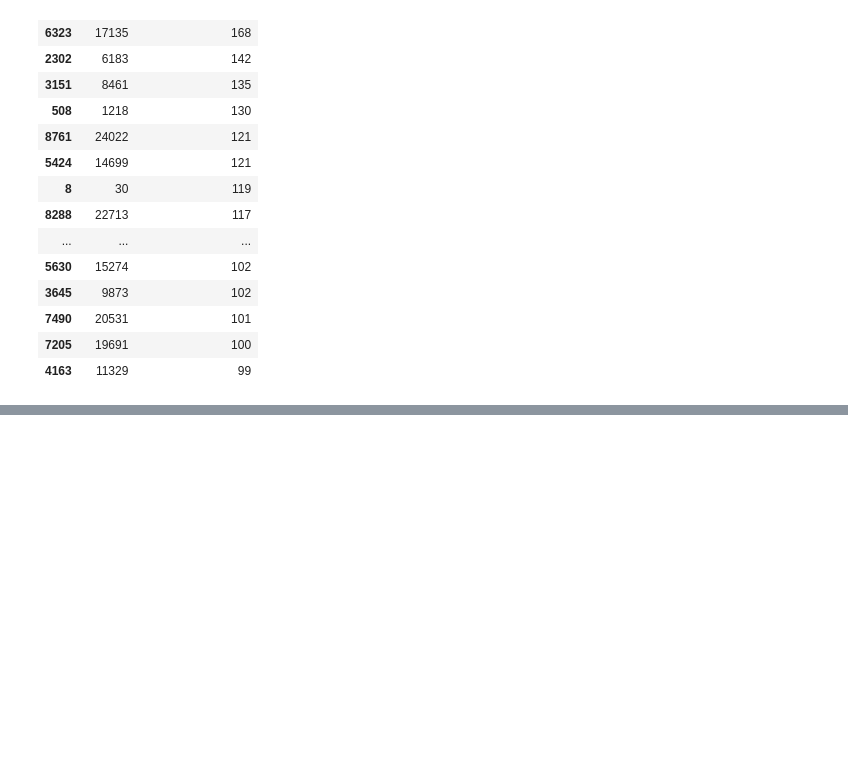
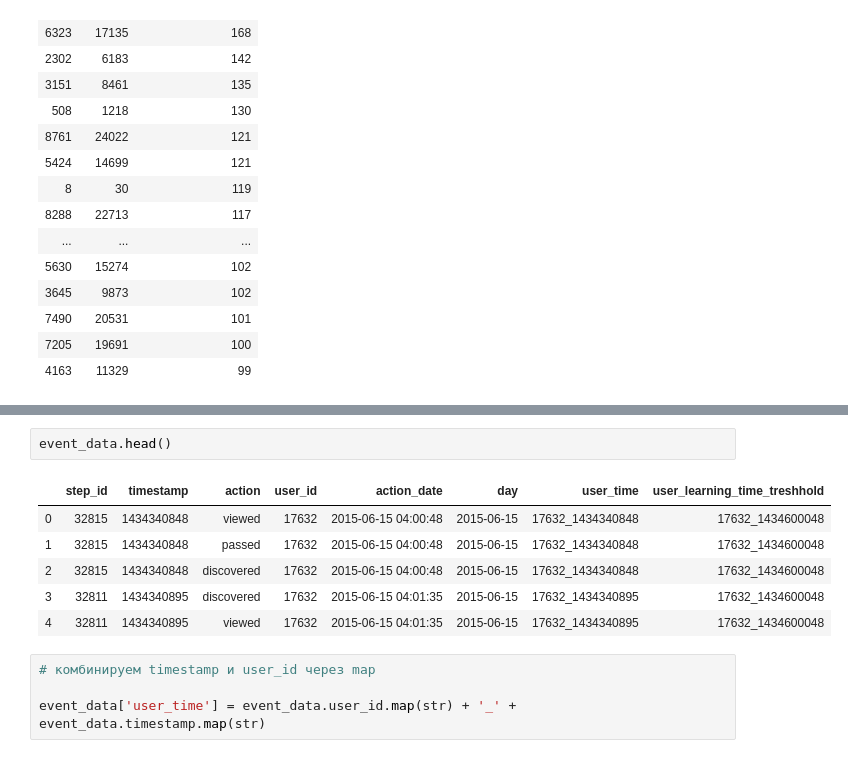
Before and after one commit to BorisGi/stepik, a Jupyter notebook: DS_Intro/1_10_ML.ipynb, the cells around one changed output, grey strips where cells are left out. Cells and saved outputs as stored; diff of their text form; blank space fills up the shorter version.

```diff
--- a/DS_Intro/1_10_ML.ipynb
+++ b/DS_Intro/1_10_ML.ipynb
@@ -297,0 +340,13 @@ Name: submission_status, dtype: int64
+# %%
+event_data.head()
+# %% [output]
+|  | step_id | timestamp | action | user_id | action_date | day | user_time | user_learning_time_treshhold |
+| 0 | 32815 | 1434340848 | viewed | 17632 | 2015-06-15 04:00:48 | 2015-06-15 | 17632_1434340848 | 17632_1434600048 |
+| 1 | 32815 | 1434340848 | passed | 17632 | 2015-06-15 04:00:48 | 2015-06-15 | 17632_1434340848 | 17632_1434600048 |
+| 2 | 32815 | 1434340848 | discovered | 17632 | 2015-06-15 04:00:48 | 2015-06-15 | 17632_1434340848 | 17632_1434600048 |
+| 3 | 32811 | 1434340895 | discovered | 17632 | 2015-06-15 04:01:35 | 2015-06-15 | 17632_1434340895 | 17632_1434600048 |
+| 4 | 32811 | 1434340895 | viewed | 17632 | 2015-06-15 04:01:35 | 2015-06-15 | 17632_1434340895 | 17632_1434600048 |
+# %%
+# комбинируем timestamp и user_id через map
+
+event_data['user_time'] = event_data.user_id.map(str) + '_' + event_data.timestamp.map(str)
```
Also changed, not shown: parts of 28 cells of this notebook, 5 other files.
